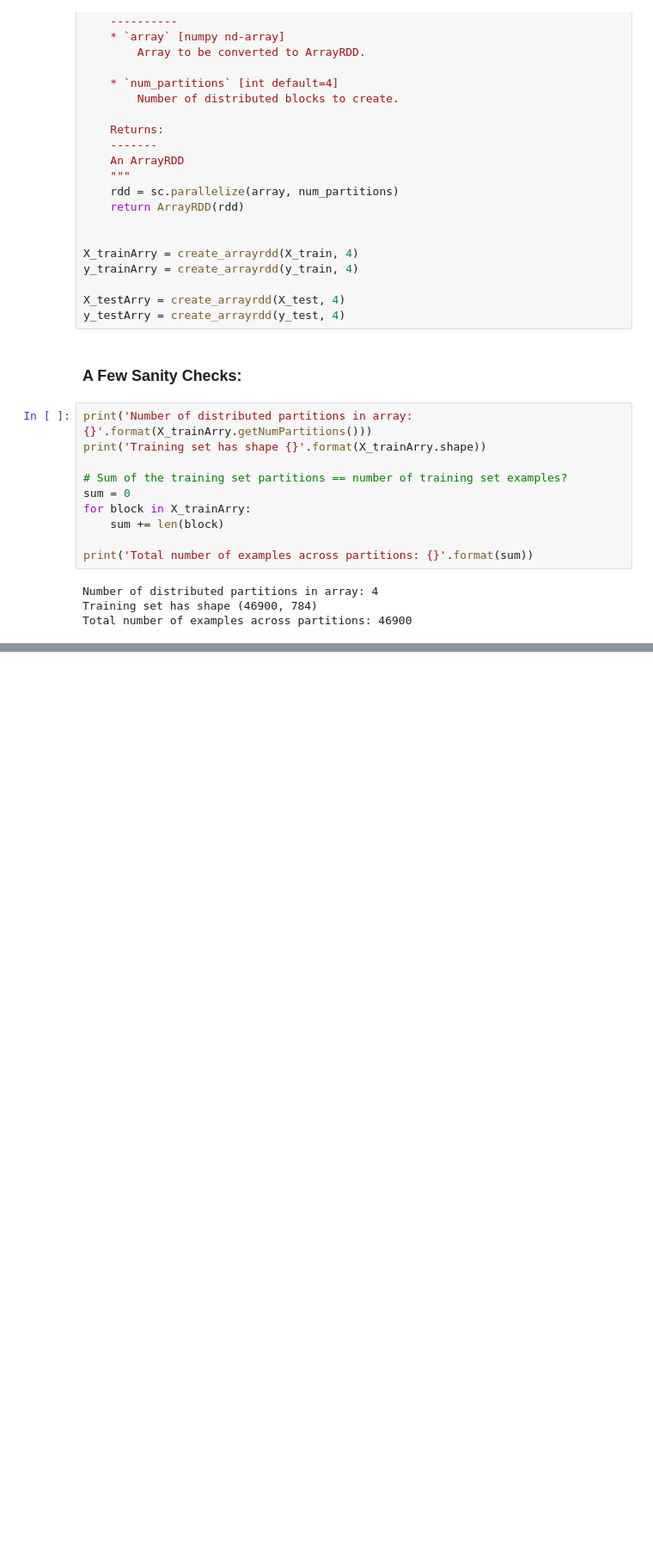
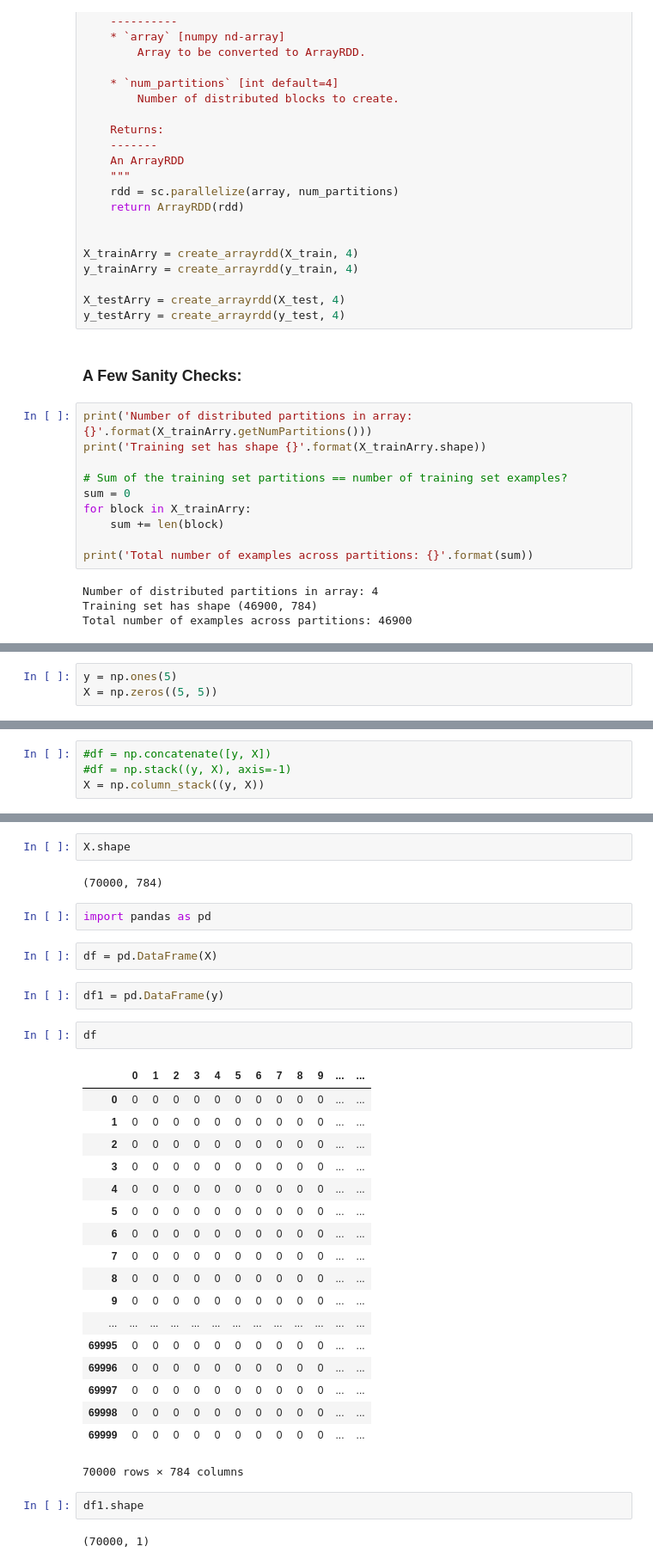
Before and after one commit to yngtodd/cs526, a Jupyter notebook: notebooks/classification.ipynb, the cells around one changed output, grey strips where cells are left out. Shown: that part at 86% size. Saved outputs shown, nothing was run; the diff lists cells and outputs as text; blank space fills up the shorter version.

```diff
--- a/notebooks/classification.ipynb
+++ b/notebooks/classification.ipynb
@@ -94,0 +134,3 @@ Total number of examples across partitions: 46900
+# %%
+y = np.ones(5)
+X = np.zeros((5, 5))
@@ -94,0 +160,4 @@ Total number of examples across partitions: 46900
+# %%
+#df = np.concatenate([y, X])
+#df = np.stack((y, X), axis=-1)
+X = np.column_stack((y, X))
@@ -94,0 +184,35 @@ Total number of examples across partitions: 46900
+# %%
+X.shape
+# %% [output]
+(70000, 784)
+# %%
+import pandas as pd
+# %%
+df = pd.DataFrame(X)
+# %%
+df1 = pd.DataFrame(y)
+# %%
+df
+# %% [output]
+|  | 0 | 1 | 2 | 3 | 4 | 5 | 6 | 7 | 8 | 9 | ... | ... |
+| 0 | 0 | 0 | 0 | 0 | 0 | 0 | 0 | 0 | 0 | 0 | ... | ... |
+| 1 | 0 | 0 | 0 | 0 | 0 | 0 | 0 | 0 | 0 | 0 | ... | ... |
+| 2 | 0 | 0 | 0 | 0 | 0 | 0 | 0 | 0 | 0 | 0 | ... | ... |
+| 3 | 0 | 0 | 0 | 0 | 0 | 0 | 0 | 0 | 0 | 0 | ... | ... |
+| 4 | 0 | 0 | 0 | 0 | 0 | 0 | 0 | 0 | 0 | 0 | ... | ... |
+| 5 | 0 | 0 | 0 | 0 | 0 | 0 | 0 | 0 | 0 | 0 | ... | ... |
+| 6 | 0 | 0 | 0 | 0 | 0 | 0 | 0 | 0 | 0 | 0 | ... | ... |
+| 7 | 0 | 0 | 0 | 0 | 0 | 0 | 0 | 0 | 0 | 0 | ... | ... |
+| 8 | 0 | 0 | 0 | 0 | 0 | 0 | 0 | 0 | 0 | 0 | ... | ... |
+| 9 | 0 | 0 | 0 | 0 | 0 | 0 | 0 | 0 | 0 | 0 | ... | ... |
+| ... | ... | ... | ... | ... | ... | ... | ... | ... | ... | ... | ... | ... |
+| 69995 | 0 | 0 | 0 | 0 | 0 | 0 | 0 | 0 | 0 | 0 | ... | ... |
+| 69996 | 0 | 0 | 0 | 0 | 0 | 0 | 0 | 0 | 0 | 0 | ... | ... |
+| 69997 | 0 | 0 | 0 | 0 | 0 | 0 | 0 | 0 | 0 | 0 | ... | ... |
+| 69998 | 0 | 0 | 0 | 0 | 0 | 0 | 0 | 0 | 0 | 0 | ... | ... |
+| 69999 | 0 | 0 | 0 | 0 | 0 | 0 | 0 | 0 | 0 | 0 | ... | ... |
+70000 rows × 784 columns
+# %%
+df1.shape
+# %% [output]
+(70000, 1)
```
Also changed, not shown: parts of 12 cells of this notebook, 2 other files.
